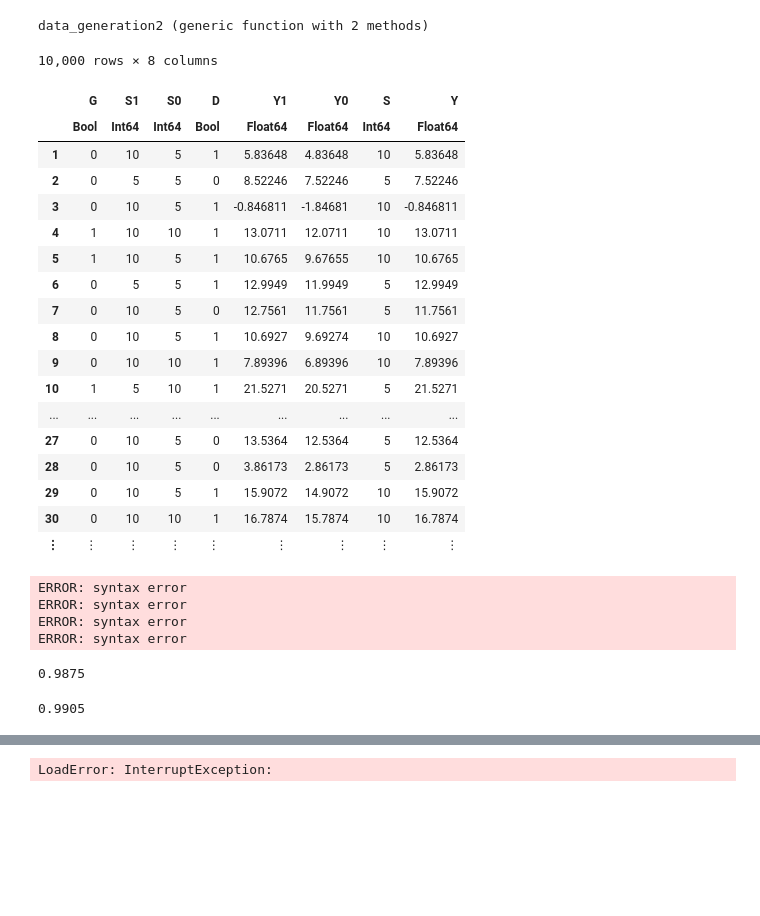
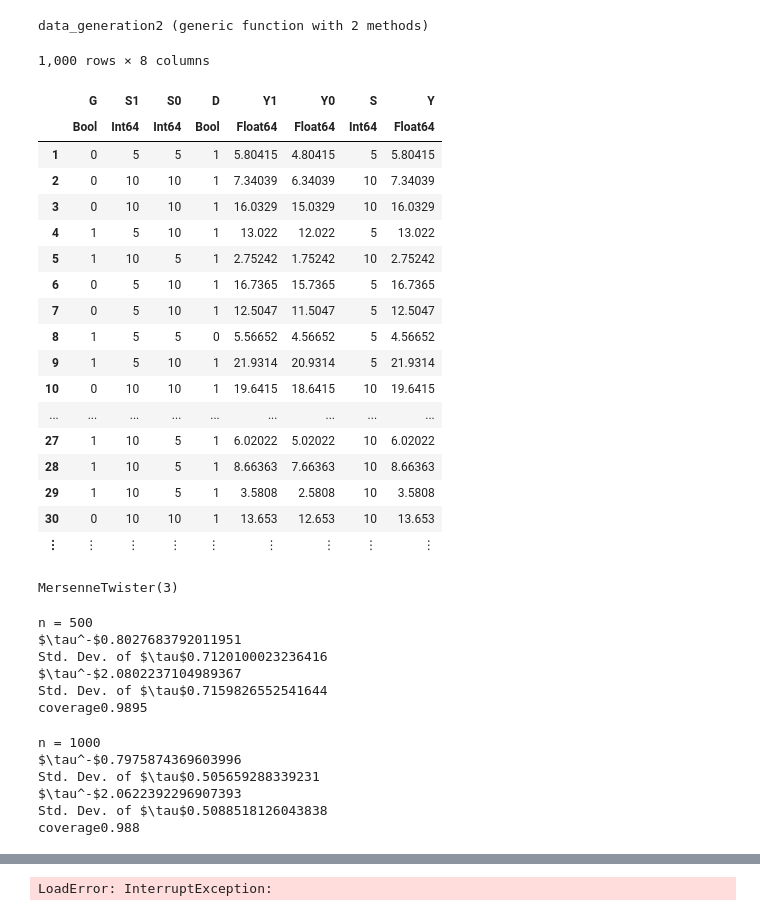
Before and after one commit to hanzhgd/sensitivity_propagation, a Jupyter notebook: code/sensitivity_simulation.ipynb, the cells around one changed output, grey strips where cells are left out. Cells and saved outputs as stored; diff of their text form; code cells hidden in the pictures; blank space fills up the shorter version.

```diff
--- a/code/sensitivity_simulation.ipynb
+++ b/code/sensitivity_simulation.ipynb
@@ -210,7 +210,7 @@ function data_generation2(N = 10000; H = exp(0.1), K = exp(0.5))
     # DGP for S₁ and G. They all depend on U.
     S₀ = 5 * (rand(N) .< (0.5 .+ 0.15 * (U .> 0))) .+ 5
     S₁ = 5 * (rand(N) .< (0.5 .+ 0.3 * (U .> 0))) .+ 5
-    G = rand(N) .> (1 ./ (1 .+ exp.(-log(H) .* (U .> 0))))
+    G = rand(N) .< (1 ./ (1 .+ exp.(-log(H) .* (U .> 0))))
 
     # unobserved confounder for latent unconfoundedness
     V = rand(Normal(), N)
@@ -224,8 +224,8 @@ function data_generation2(N = 10000; H = exp(0.1), K = exp(0.5))
     D[G.==1] = rand((0, 1), sum(G .== 1))
 
     # K-latent-confoundedness
-    D[G.==0] = rand(sum(G .== 0)) .>
-               (1 ./ (1 .+ exp.(log(K) .* (V[G.==0] .> 0) + 0.5 .* (U[G .== 0] .> 0) )))
+    D[G.==0] = rand(sum(G .== 0)) .<
+               (1 ./ (1 .+ exp.(-log(K) .* (V[G.==0] .> 0) - 0.5 .* (U[G .== 0] .> 0) )))
 
     df = DataFrame(G = G, S1 = S₁, S0 = S₀, D = D, Y1 = Y₁, Y0 = Y₀,
         S = D .* S₁ .+ (1 .- D) .* S₀, Y = D .* Y₁ .+ (1 .- D) .* Y₀)
@@ -233,26 +233,26 @@ end
 # %% [output]
 data_generation2 (generic function with 2 methods)
 # %%
-df2 = data_generation2(10000; H = 1, K = 1)
+df2 = data_generation2(1000; H = 1, K = 1)
 # %% [output]
-10,000 rows × 8 columns
+1,000 rows × 8 columns
 |  | G | S1 | S0 | D | Y1 | Y0 | S | Y |
 |  | Bool | Int64 | Int64 | Bool | Float64 | Float64 | Int64 | Float64 |
-| 1 | 0 | 10 | 5 | 1 | 5.83648 | 4.83648 | 10 | 5.83648 |
-| 2 | 0 | 5 | 5 | 0 | 8.52246 | 7.52246 | 5 | 7.52246 |
-| 3 | 0 | 10 | 5 | 1 | -0.846811 | -1.84681 | 10 | -0.846811 |
-| 4 | 1 | 10 | 10 | 1 | 13.0711 | 12.0711 | 10 | 13.0711 |
-| 5 | 1 | 10 | 5 | 1 | 10.6765 | 9.67655 | 10 | 10.6765 |
-| 6 | 0 | 5 | 5 | 1 | 12.9949 | 11.9949 | 5 | 12.9949 |
-| 7 | 0 | 10 | 5 | 0 | 12.7561 | 11.7561 | 5 | 11.7561 |
-| 8 | 0 | 10 | 5 | 1 | 10.6927 | 9.69274 | 10 | 10.6927 |
-| 9 | 0 | 10 | 10 | 1 | 7.89396 | 6.89396 | 10 | 7.89396 |
-| 10 | 1 | 5 | 10 | 1 | 21.5271 | 20.5271 | 5 | 21.5271 |
+| 1 | 0 | 5 | 5 | 1 | 5.80415 | 4.80415 | 5 | 5.80415 |
+| 2 | 0 | 10 | 10 | 1 | 7.34039 | 6.34039 | 10 | 7.34039 |
+| 3 | 0 | 10 | 10 | 1 | 16.0329 | 15.0329 | 10 | 16.0329 |
+| 4 | 1 | 5 | 10 | 1 | 13.022 | 12.022 | 5 | 13.022 |
+| 5 | 1 | 10 | 5 | 1 | 2.75242 | 1.75242 | 10 | 2.75242 |
+| 6 | 0 | 5 | 10 | 1 | 16.7365 | 15.7365 | 5 | 16.7365 |
+| 7 | 0 | 5 | 10 | 1 | 12.5047 | 11.5047 | 5 | 12.5047 |
+| 8 | 1 | 5 | 5 | 0 | 5.56652 | 4.56652 | 5 | 4.56652 |
+| 9 | 1 | 5 | 10 | 1 | 21.9314 | 20.9314 | 5 | 21.9314 |
+| 10 | 0 | 10 | 10 | 1 | 19.6415 | 18.6415 | 10 | 19.6415 |
 | ... | ... | ... | ... | ... | ... | ... | ... | ... |
-| 27 | 0 | 10 | 5 | 0 | 13.5364 | 12.5364 | 5 | 12.5364 |
-| 28 | 0 | 10 | 5 | 0 | 3.86173 | 2.86173 | 5 | 2.86173 |
-| 29 | 0 | 10 | 5 | 1 | 15.9072 | 14.9072 | 10 | 15.9072 |
-| 30 | 0 | 10 | 10 | 1 | 16.7874 | 15.7874 | 10 | 16.7874 |
+| 27 | 1 | 10 | 5 | 1 | 6.02022 | 5.02022 | 10 | 6.02022 |
+| 28 | 1 | 10 | 5 | 1 | 8.66363 | 7.66363 | 10 | 8.66363 |
+| 29 | 1 | 10 | 5 | 1 | 3.5808 | 2.5808 | 10 | 3.5808 |
+| 30 | 0 | 10 | 10 | 1 | 13.653 | 12.653 | 10 | 13.653 |
 | ⋮ | ⋮ | ⋮ | ⋮ | ⋮ | ⋮ | ⋮ | ⋮ | ⋮ |
 # %%
 df2 = data_generation2(1000; K = 1.5, H = 1.5)
@@ -264,12 +264,12 @@ hline!([1], label = "True ATE")
 plot!(title = L"One realization for $\tau$ : true $H = 1.5, K = 1.5$ with $K$ varied$")
 plot!(xlabel = L"$K$", ylabel = "estimate")
 plot!(size = (800, 800))
-savefig("fig1.png")
+# savefig("fig1.png")
-# %% [output]
-ERROR: syntax error
-ERROR: syntax error
-ERROR: syntax error
-ERROR: syntax error
+# %%
+using Random
+Random.seed!(3)
+# %% [output]
+MersenneTwister(3)
 # %%
 sp = 1.2
 upper_bound_τ = []
@@ -292,9 +292,19 @@ savefig("fig2.png")
 sigma_l = std(lower_bound_τ)
 sigma_h = std(upper_bound_τ)
 
-mean(upper_bound_τ .+ 1.96 * sigma_h .> 1 .> lower_bound_τ .- 1.96 * sigma_l)
+println("n = 500")
+println(L"\tau^-", mean(lower_bound_τ))
+println(L"Std. Dev. of $\tau$", sigma_l)
+println(L"\tau^+", mean(upper_bound_τ))
+println(L"Std. Dev. of $\tau$", sigma_h)
+println("coverage", mean(upper_bound_τ .+ 1.96 * sigma_h .> 1 .> lower_bound_τ .- 1.96 * sigma_l))
 # %% [output]
-0.9875
+n = 500
+$\tau^-$0.8027683792011951
+Std. Dev. of $\tau$0.7120100023236416
+$\tau^-$2.0802237104989367
+Std. Dev. of $\tau$0.7159826552541644
+coverage0.9895
 # %%
 sp = 1.2
 upper_bound_τ = []
@@ -317,9 +327,19 @@ savefig("fig2.png")
 sigma_l = std(lower_bound_τ)
 sigma_h = std(upper_bound_τ)
 
-mean(upper_bound_τ .+ 1.96 * sigma_h .> 1 .> lower_bound_τ .- 1.96 * sigma_l)
+println("n = 1000")
+println(L"\tau^-", mean(lower_bound_τ))
+println(L"Std. Dev. of $\tau$", sigma_l)
+println(L"\tau^-", mean(upper_bound_τ))
+println(L"Std. Dev. of $\tau$", sigma_h)
+println("coverage", mean(upper_bound_τ .+ 1.96 * sigma_h .> 1 .> lower_bound_τ .- 1.96 * sigma_l))
 # %% [output]
-0.9905
+n = 1000
+$\tau^-$0.7975874369603996
+Std. Dev. of $\tau$0.505659288339231
+$\tau^-$2.0622392296907393
+Std. Dev. of $\tau$0.5088518126043838
+coverage0.988
 # %%
 sp = 1.2
 upper_bound_τ = []
```
Also changed, not shown: parts of 4 cells of this notebook, 8 other files.
